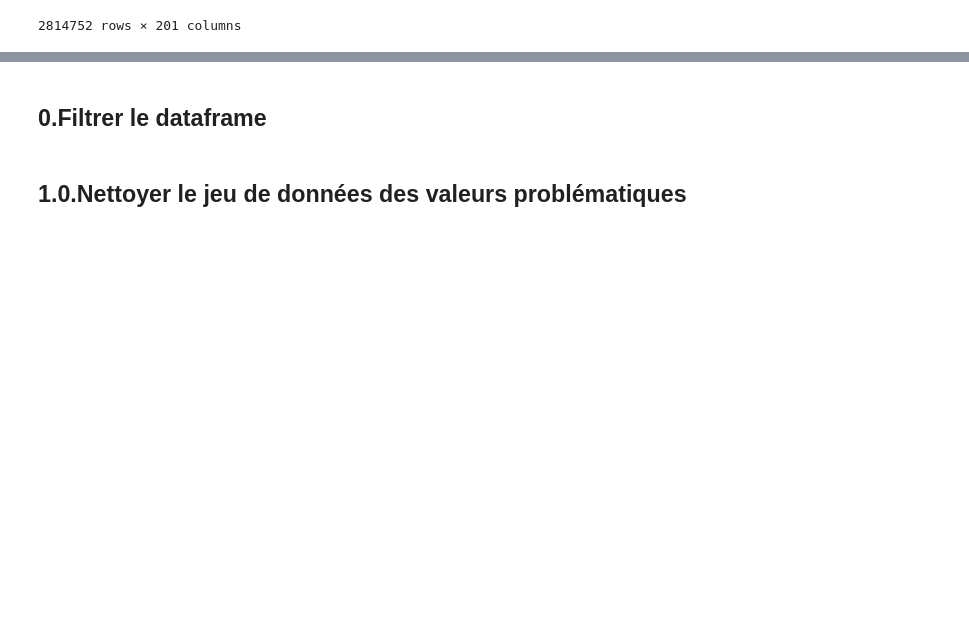
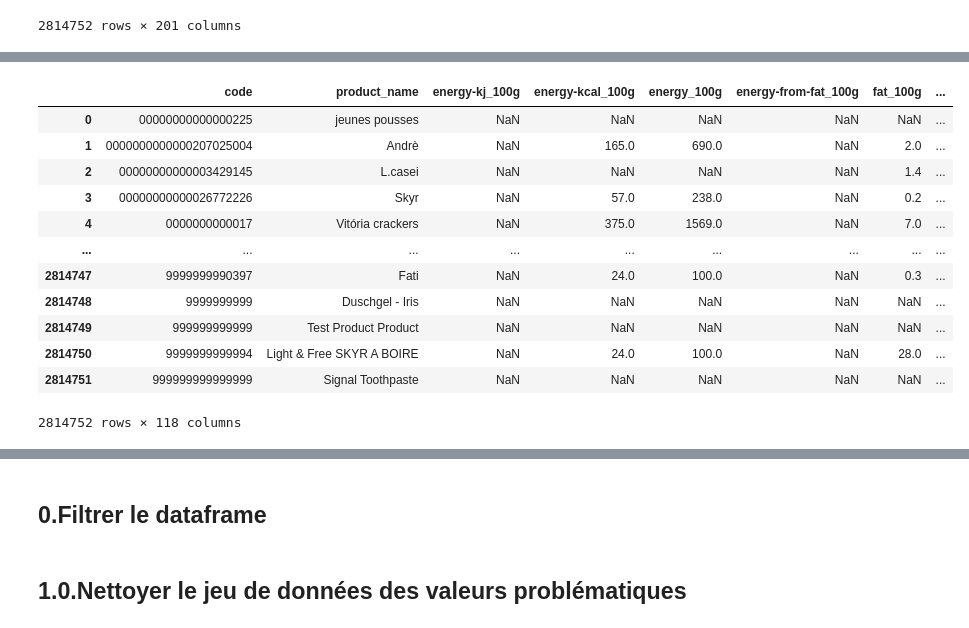
Before and after one commit to guillaumechupe/OpenFoodFact_Cluster, a Jupyter notebook: preprocessing.ipynb, the cells around one changed output, grey strips where cells are left out. Drawn from its saved outputs; the diff is of its cells as text; code cells hidden in the pictures; blank space fills up the shorter version.

Commit message:
save df_nutrition

```diff
--- a/preprocessing.ipynb
+++ b/preprocessing.ipynb
@@ -32,0 +57,17 @@ Wall time: 0 ns
+# %%
+df_nutrition = df.filter(regex='^(code|product_name|.*_100g)$')
+df_nutrition
+# %% [output]
+|  | code | product_name | energy-kj_100g | energy-kcal_100g | energy_100g | energy-from-fat_100g | fat_100g | ... |
+| 0 | 00000000000000225 | jeunes pousses | NaN | NaN | NaN | NaN | NaN | ... |
+| 1 | 0000000000000207025004 | Andrè | NaN | 165.0 | 690.0 | NaN | 2.0 | ... |
+| 2 | 00000000000003429145 | L.casei | NaN | NaN | NaN | NaN | 1.4 | ... |
+| 3 | 00000000000026772226 | Skyr | NaN | 57.0 | 238.0 | NaN | 0.2 | ... |
+| 4 | 0000000000017 | Vitória crackers | NaN | 375.0 | 1569.0 | NaN | 7.0 | ... |
+| ... | ... | ... | ... | ... | ... | ... | ... | ... |
+| 2814747 | 9999999990397 | Fati | NaN | 24.0 | 100.0 | NaN | 0.3 | ... |
+| 2814748 | 9999999999 | Duschgel - Iris | NaN | NaN | NaN | NaN | NaN | ... |
+| 2814749 | 999999999999 | Test Product Product | NaN | NaN | NaN | NaN | NaN | ... |
+| 2814750 | 9999999999994 | Light & Free SKYR A BOIRE | NaN | 24.0 | 100.0 | NaN | 28.0 | ... |
+| 2814751 | 999999999999999 | Signal Toothpaste | NaN | NaN | NaN | NaN | NaN | ... |
+2814752 rows × 118 columns
```
Also changed, not shown: parts of 22 cells of this notebook.
